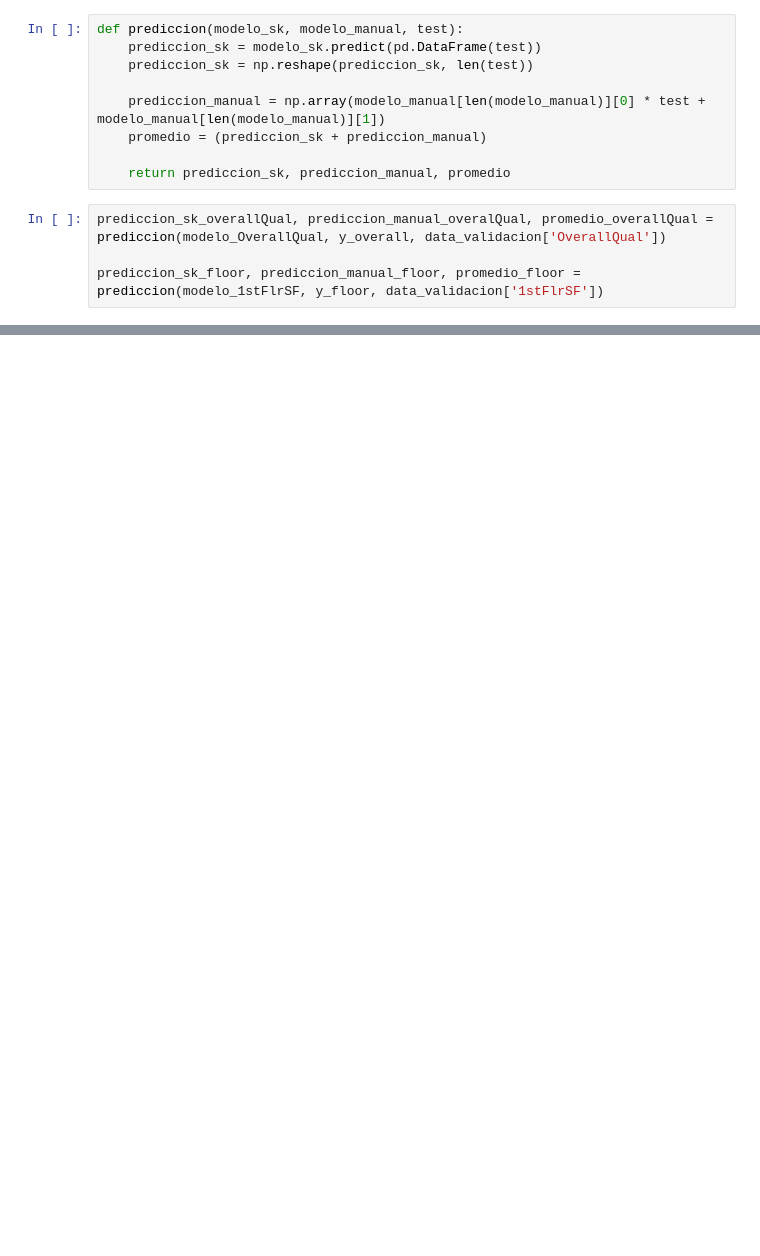
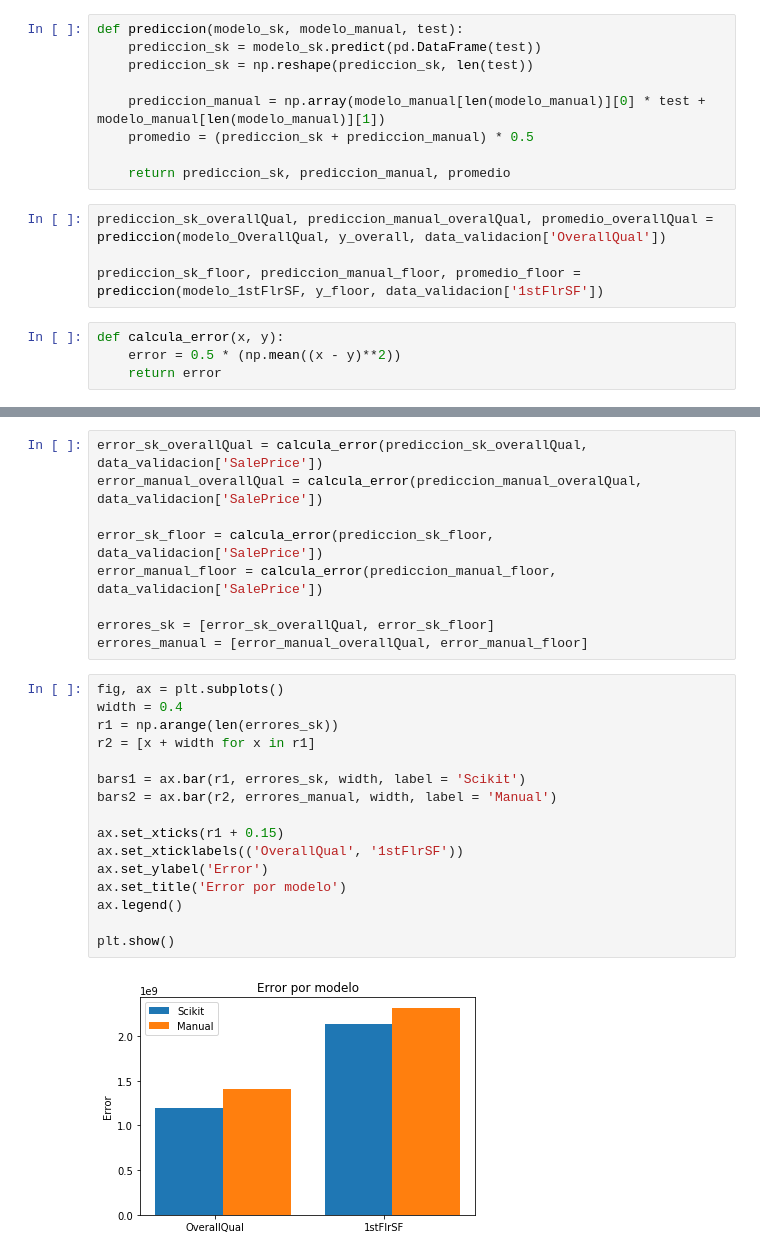
Before and after one commit to yaxha/mds-idc-proyecto, a Jupyter notebook: Proyecto-José_Barrios.ipynb, the cells around one changed output, grey strips where cells are left out. Cells and saved outputs as stored; diff of their text form; blank space fills up the shorter version.

Commit message:
Elección de modelo

```diff
--- a/Proyecto-José_Barrios.ipynb
+++ b/Proyecto-José_Barrios.ipynb
@@ -354,10 +354,14 @@ def prediccion(modelo_sk, modelo_manual, test):
     prediccion_sk = np.reshape(prediccion_sk, len(test))
 
     prediccion_manual = np.array(modelo_manual[len(modelo_manual)][0] * test + modelo_manual[len(modelo_manual)][1])
-    promedio = (prediccion_sk + prediccion_manual)
+    promedio = (prediccion_sk + prediccion_manual) * 0.5
 
     return prediccion_sk, prediccion_manual, promedio
 # %%
 prediccion_sk_overallQual, prediccion_manual_overalQual, promedio_overallQual = prediccion(modelo_OverallQual, y_overall, data_validacion['OverallQual'])
 
 prediccion_sk_floor, prediccion_manual_floor, promedio_floor = prediccion(modelo_1stFlrSF, y_floor, data_validacion['1stFlrSF'])
+# %%
+def calcula_error(x, y):
+    error = 0.5 * (np.mean((x - y)**2))
+    return error
@@ -363,0 +372,27 @@ prediccion_sk_floor, prediccion_manual_floor, promedio_floor = prediccion(modelo
+# %%
+error_sk_overallQual = calcula_error(prediccion_sk_overallQual, data_validacion['SalePrice'])
+error_manual_overallQual = calcula_error(prediccion_manual_overalQual, data_validacion['SalePrice'])
+
+error_sk_floor = calcula_error(prediccion_sk_floor, data_validacion['SalePrice'])
+error_manual_floor = calcula_error(prediccion_manual_floor, data_validacion['SalePrice'])
+
+errores_sk = [error_sk_overallQual, error_sk_floor]
+errores_manual = [error_manual_overallQual, error_manual_floor]
+# %%
+fig, ax = plt.subplots()
+width = 0.4
+r1 = np.arange(len(errores_sk))
+r2 = [x + width for x in r1]
+
+bars1 = ax.bar(r1, errores_sk, width, label = 'Scikit')
+bars2 = ax.bar(r2, errores_manual, width, label = 'Manual')
+
+ax.set_xticks(r1 + 0.15)
+ax.set_xticklabels(('OverallQual', '1stFlrSF'))
+ax.set_ylabel('Error')
+ax.set_title('Error por modelo')
+ax.legend()
+
+plt.show()
+# %% [output]
+[figure, added]
```
Also changed, not shown: parts of 2 cells of this notebook.
